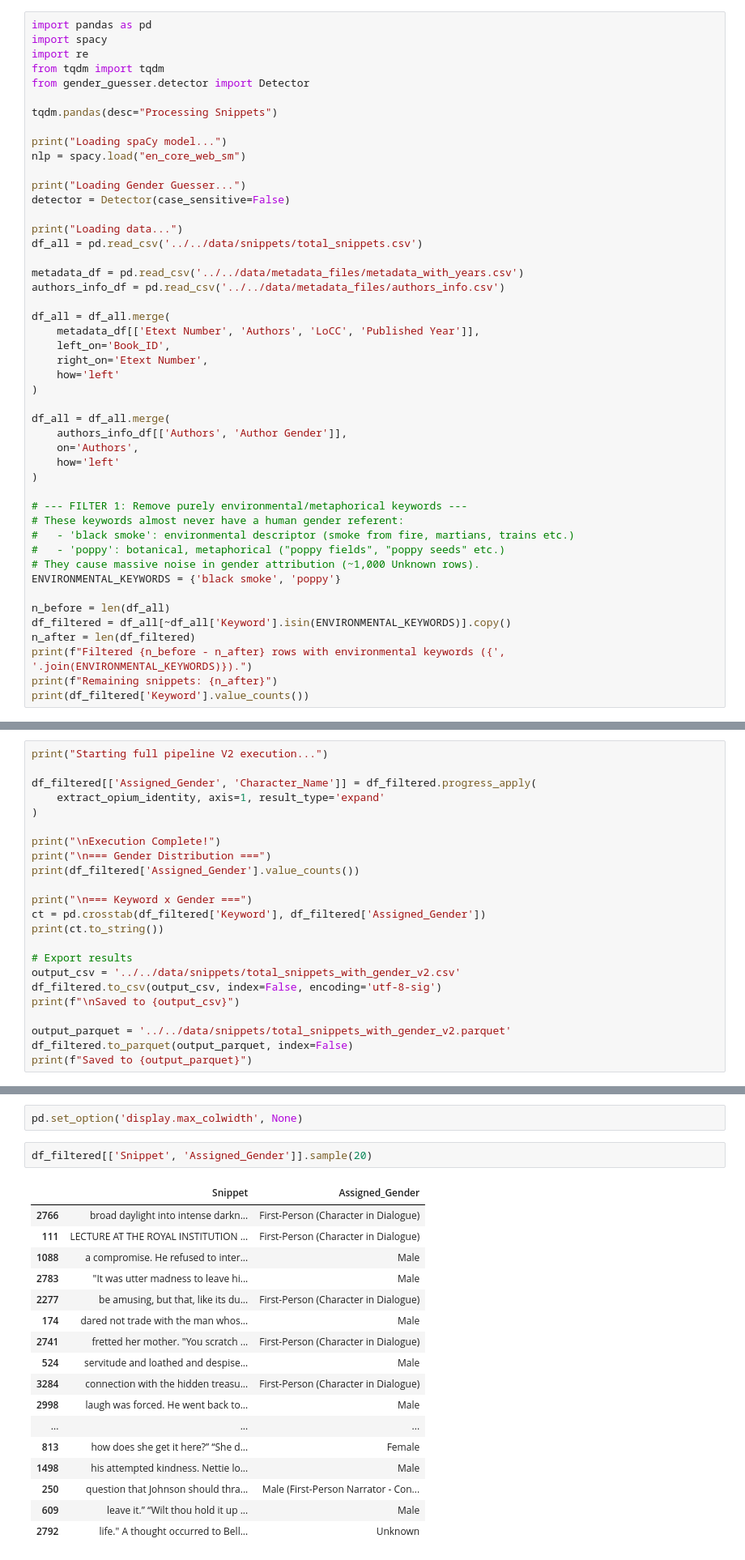
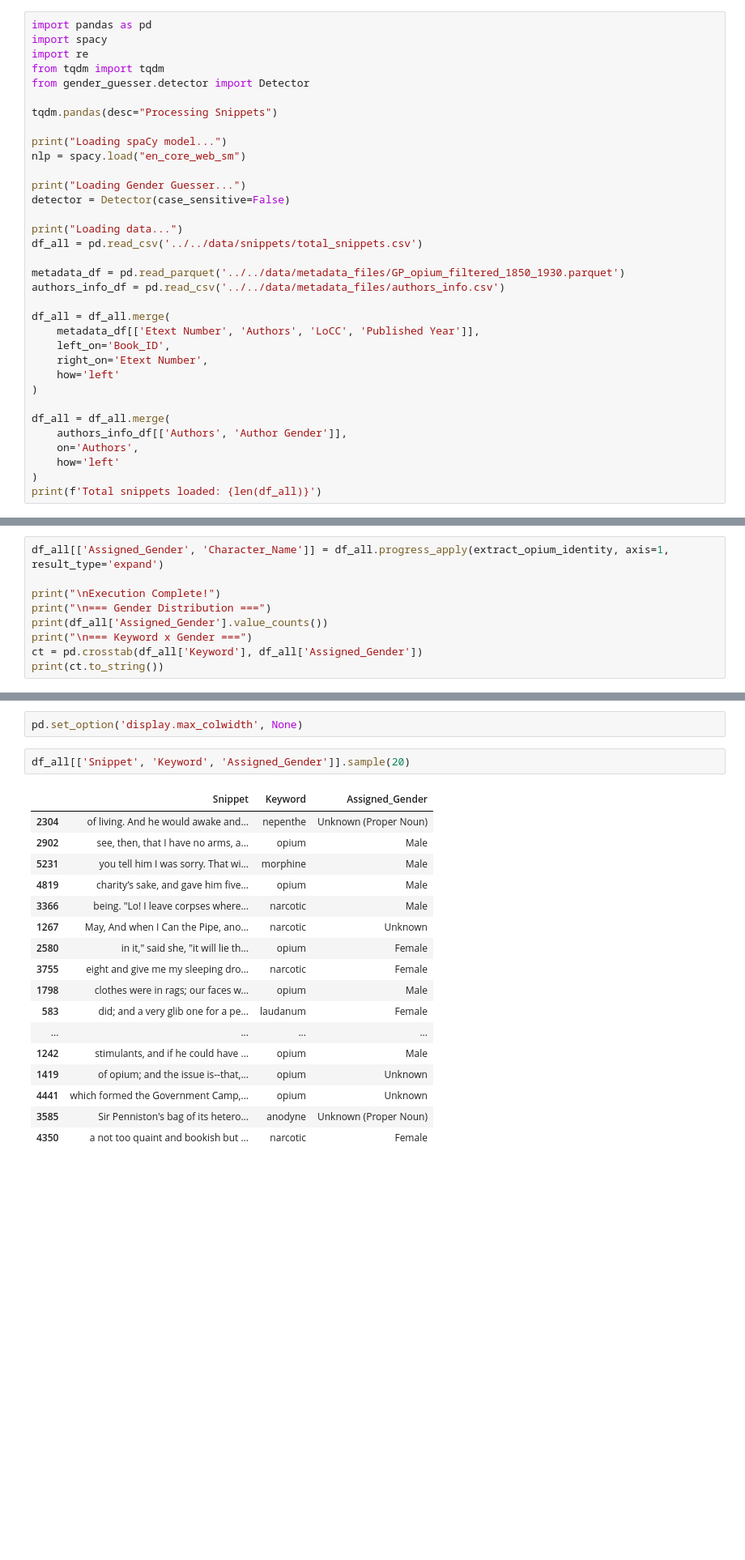
Before and after one commit to eglantine-vialaneix/opium-gutenberg, a Jupyter notebook: code/3_analysis/gender_extraction.ipynb, the cells around one changed output, grey strips where cells are left out. Shown at 81% size. Saved outputs shown, nothing was run; the diff lists cells and outputs as text; blank space fills up the shorter version.

```diff
--- a/code/3_analysis/gender_extraction.ipynb
+++ b/code/3_analysis/gender_extraction.ipynb
@@ -23,7 +18,7 @@ detector = Detector(case_sensitive=False)
 print("Loading data...")
 df_all = pd.read_csv('../../data/snippets/total_snippets.csv')
 
-metadata_df = pd.read_csv('../../data/metadata_files/metadata_with_years.csv')
+metadata_df = pd.read_parquet('../../data/metadata_files/GP_opium_filtered_1850_1930.parquet')
 authors_info_df = pd.read_csv('../../data/metadata_files/authors_info.csv')
 
 df_all = df_all.merge(
@@ -38,20 +33,7 @@ df_all = df_all.merge(
     on='Authors',
     how='left'
 )
-
-# --- FILTER 1: Remove purely environmental/metaphorical keywords ---
-# These keywords almost never have a human gender referent:
-#   - 'black smoke': environmental descriptor (smoke from fire, martians, trains etc.)
-#   - 'poppy': botanical, metaphorical ("poppy fields", "poppy seeds" etc.)
-# They cause massive noise in gender attribution (~1,000 Unknown rows).
-ENVIRONMENTAL_KEYWORDS = {'black smoke', 'poppy'}
-
-n_before = len(df_all)
-df_filtered = df_all[~df_all['Keyword'].isin(ENVIRONMENTAL_KEYWORDS)].copy()
-n_after = len(df_filtered)
-print(f"Filtered {n_before - n_after} rows with environmental keywords ({', '.join(ENVIRONMENTAL_KEYWORDS)}).")
-print(f"Remaining snippets: {n_after}")
-print(df_filtered['Keyword'].value_counts())
+print(f'Total snippets loaded: {len(df_all)}')
 # %% [output]
 Loading spaCy model...
 Loading Gender Guesser...
@@ -247,26 +288,12 @@ def extract_opium_identity(row):
 # %% [markdown]
 ## Step 2: Execute and Export
 # %%
-print("Starting full pipeline V2 execution...")
-
-df_filtered[['Assigned_Gender', 'Character_Name']] = df_filtered.progress_apply(
-    extract_opium_identity, axis=1, result_type='expand'
-)
+df_all[['Assigned_Gender', 'Character_Name']] = df_all.progress_apply(extract_opium_identity, axis=1, result_type='expand')
 
 print("\nExecution Complete!")
 print("\n=== Gender Distribution ===")
-print(df_filtered['Assigned_Gender'].value_counts())
-
+print(df_all['Assigned_Gender'].value_counts())
 print("\n=== Keyword x Gender ===")
-ct = pd.crosstab(df_filtered['Keyword'], df_filtered['Assigned_Gender'])
+ct = pd.crosstab(df_all['Keyword'], df_all['Assigned_Gender'])
 print(ct.to_string())
-
-# Export results
-output_csv = '../../data/snippets/total_snippets_with_gender_v2.csv'
-df_filtered.to_csv(output_csv, index=False, encoding='utf-8-sig')
-print(f"\nSaved to {output_csv}")
-
-output_parquet = '../../data/snippets/total_snippets_with_gender_v2.parquet'
-df_filtered.to_parquet(output_parquet, index=False)
-print(f"Saved to {output_parquet}")
 # %% [output]
@@ -326,22 +365,22 @@ Plots saved.
 # %%
 pd.set_option('display.max_colwidth', None)
 # %%
-df_filtered[['Snippet', 'Assigned_Gender']].sample(20)
+df_all[['Snippet', 'Keyword', 'Assigned_Gender']].sample(20)
 # %% [output]
-|  | Snippet | Assigned_Gender |
-| 2766 | broad daylight into intense darkn... | First-Person (Character in Dialogue) |
-| 111 | LECTURE AT THE ROYAL INSTITUTION ... | First-Person (Character in Dialogue) |
-| 1088 | a compromise. He refused to inter... | Male |
-| 2783 | "It was utter madness to leave hi... | Male |
-| 2277 | be amusing, but that, like its du... | First-Person (Character in Dialogue) |
-| 174 | dared not trade with the man whos... | Male |
-| 2741 | fretted her mother. "You scratch ... | First-Person (Character in Dialogue) |
-| 524 | servitude and loathed and despise... | Male |
-| 3284 | connection with the hidden treasu... | First-Person (Character in Dialogue) |
-| 2998 | laugh was forced. He went back to... | Male |
-| ... | ... | ... |
-| 813 | how does she get it here?” “She d... | Female |
-| 1498 | his attempted kindness. Nettie lo... | Male |
-| 250 | question that Johnson should thra... | Male (First-Person Narrator - Con... |
-| 609 | leave it.” “Wilt thou hold it up ... | Male |
-| 2792 | life." A thought occurred to Bell... | Unknown |
+|  | Snippet | Keyword | Assigned_Gender |
+| 2304 | of living. And he would awake and... | nepenthe | Unknown (Proper Noun) |
+| 2902 | see, then, that I have no arms, a... | opium | Male |
+| 5231 | you tell him I was sorry. That wi... | morphine | Male |
+| 4819 | charity’s sake, and gave him five... | opium | Male |
+| 3366 | being. "Lo! I leave corpses where... | narcotic | Male |
+| 1267 | May, And when I Can the Pipe, ano... | narcotic | Unknown |
+| 2580 | in it," said she, "it will lie th... | opium | Female |
+| 3755 | eight and give me my sleeping dro... | narcotic | Female |
+| 1798 | clothes were in rags; our faces w... | opium | Male |
+| 583 | did; and a very glib one for a pe... | laudanum | Female |
+| ... | ... | ... | ... |
+| 1242 | stimulants, and if he could have ... | opium | Male |
+| 1419 | of opium; and the issue is--that,... | opium | Unknown |
+| 4441 | which formed the Government Camp,... | opium | Unknown |
+| 3585 | Sir Penniston's bag of its hetero... | anodyne | Unknown (Proper Noun) |
+| 4350 | a not too quaint and bookish but ... | narcotic | Female |
```
Also changed, not shown: parts of 17 cells of this notebook, 14 other files.
